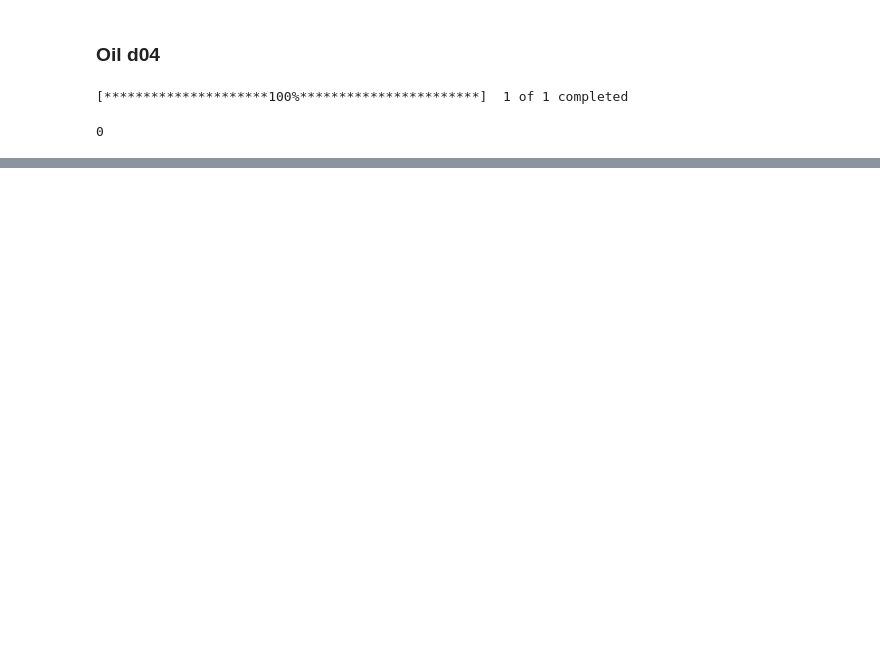
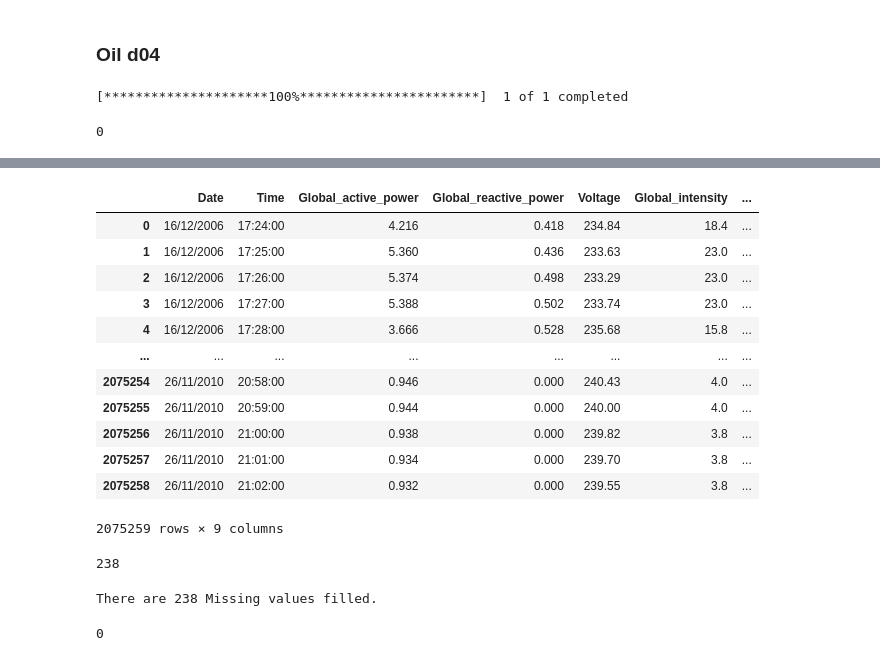
Before and after one commit to ProfiterolePuff/nvita, a Jupyter notebook: experiments/step1_preprocessing.ipynb, the cells around one changed output, grey strips where cells are left out. Saved outputs shown, nothing was run; the diff lists cells and outputs as text; code cells hidden in the pictures; blank space fills up the shorter version.

```diff
--- a/experiments/step1_preprocessing.ipynb
+++ b/experiments/step1_preprocessing.ipynb
@@ -166,0 +171,29 @@ df4
+# %%
+df5
+# %% [output]
+|  | Date | Time | Global_active_power | Global_reactive_power | Voltage | Global_intensity | ... |
+| 0 | 16/12/2006 | 17:24:00 | 4.216 | 0.418 | 234.84 | 18.4 | ... |
+| 1 | 16/12/2006 | 17:25:00 | 5.360 | 0.436 | 233.63 | 23.0 | ... |
+| 2 | 16/12/2006 | 17:26:00 | 5.374 | 0.498 | 233.29 | 23.0 | ... |
+| 3 | 16/12/2006 | 17:27:00 | 5.388 | 0.502 | 233.74 | 23.0 | ... |
+| 4 | 16/12/2006 | 17:28:00 | 3.666 | 0.528 | 235.68 | 15.8 | ... |
+| ... | ... | ... | ... | ... | ... | ... | ... |
+| 2075254 | 26/11/2010 | 20:58:00 | 0.946 | 0.000 | 240.43 | 4.0 | ... |
+| 2075255 | 26/11/2010 | 20:59:00 | 0.944 | 0.000 | 240.00 | 4.0 | ... |
+| 2075256 | 26/11/2010 | 21:00:00 | 0.938 | 0.000 | 239.82 | 3.8 | ... |
+| 2075257 | 26/11/2010 | 21:01:00 | 0.934 | 0.000 | 239.70 | 3.8 | ... |
+| 2075258 | 26/11/2010 | 21:02:00 | 0.932 | 0.000 | 239.55 | 3.8 | ... |
+2075259 rows × 9 columns
+# %%
+df5 = df5[df5["Time"].isin(["00:00:00", "12:00:00"])]
+df5 = df5.reset_index(drop = True)
+df5 = df5.iloc[:, 2:]
+df5.isnull().values.sum()
+# %% [output]
+238
+# %%
+df5 = fill_nan_with_mean_from_prev_and_next(df5)
+df5.isnull().values.sum()
+# %% [output]
+There are 238 Missing values filled.
+0
```
Also changed, not shown: parts of 8 cells of this notebook, 2 other files.
